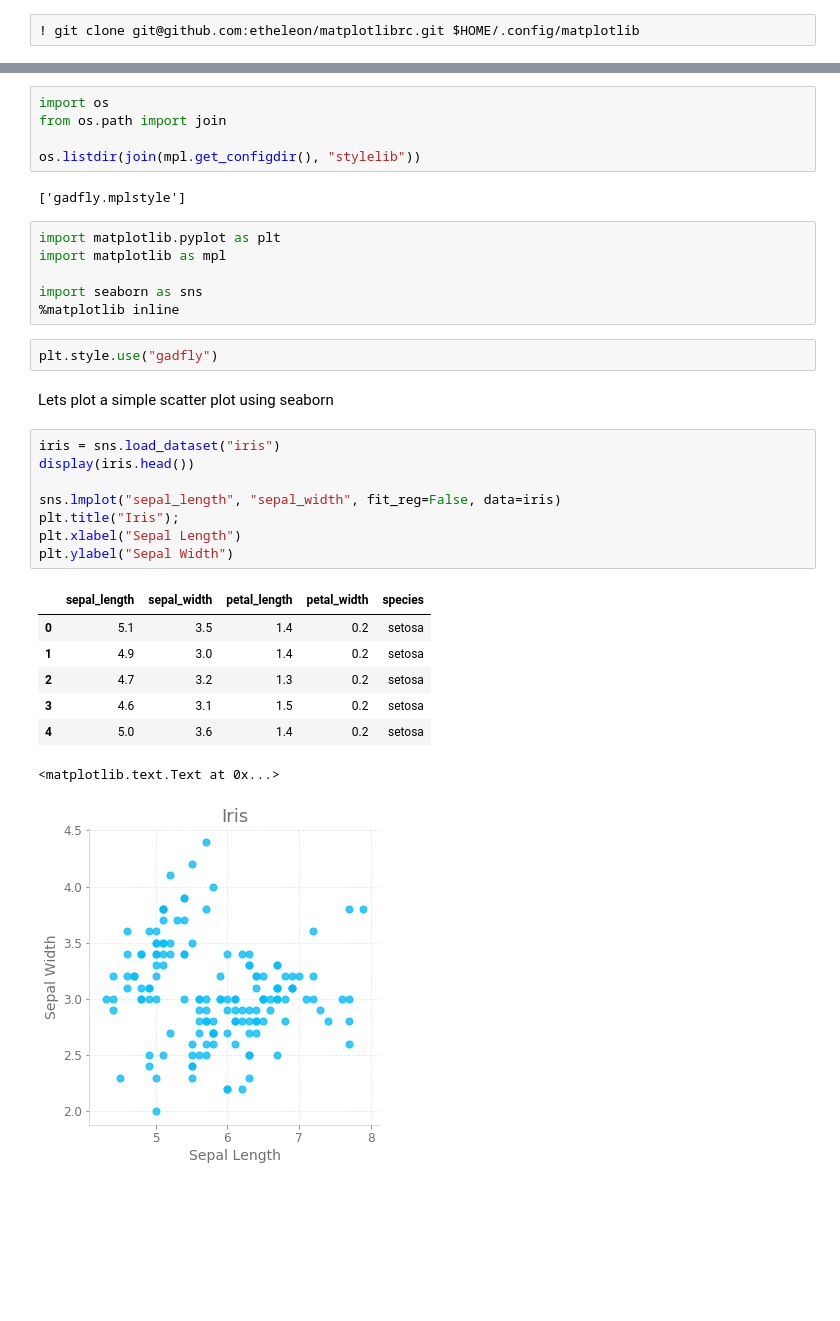
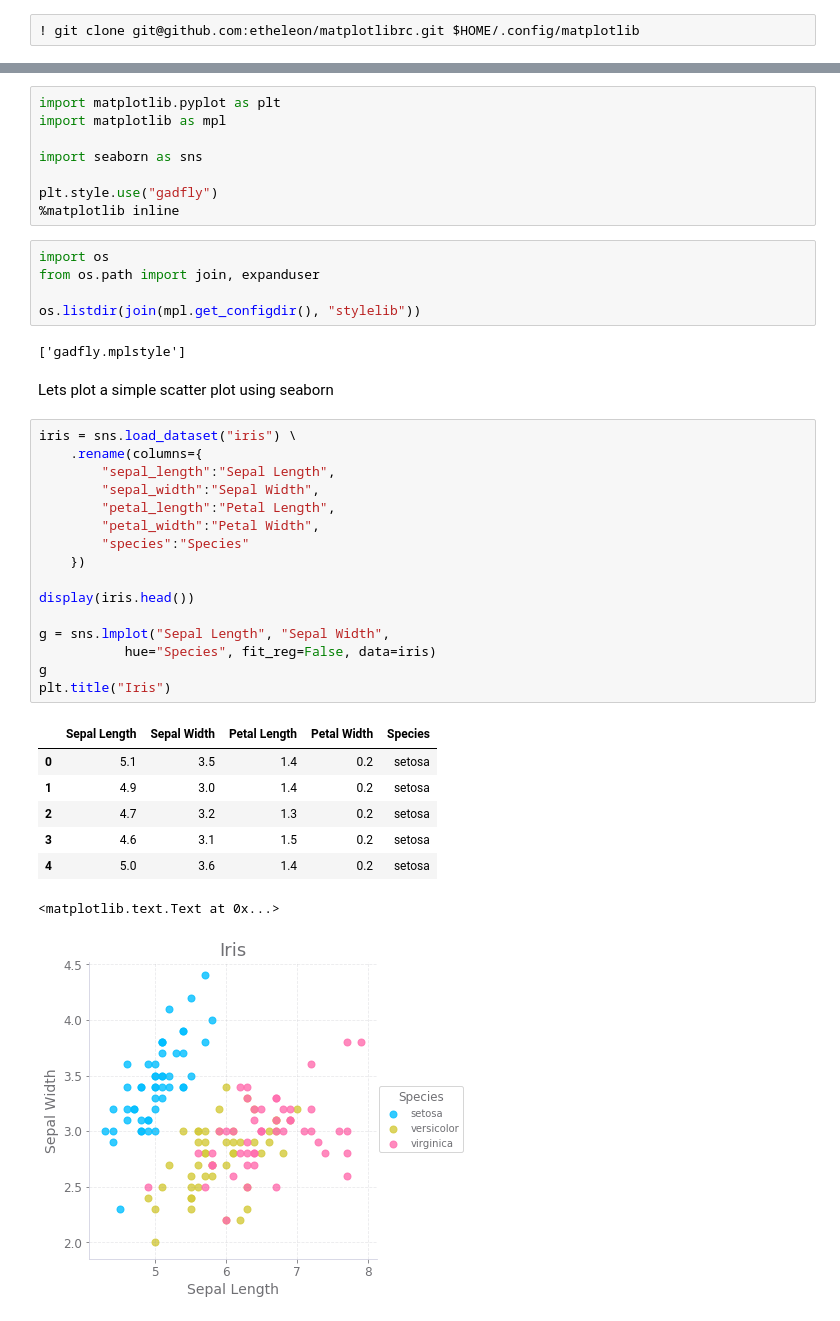
Before and after one commit to etheleon/matplotlibrc, a Jupyter notebook: example.ipynb, the cells around one changed output, grey strips where cells are left out. Cells and saved outputs as stored; diff of their text form; blank space fills up the shorter version.

```diff
--- a/example.ipynb
+++ b/example.ipynb
@@ -13,34 +16,42 @@ sns.lmplot("sepal_length", "sepal_width", fit_reg=False, data=iris)
+# %%
+import matplotlib.pyplot as plt
+import matplotlib as mpl
+
+import seaborn as sns
+
+plt.style.use("gadfly")
+%matplotlib inline
 # %%
 import os
-from os.path import join
+from os.path import join, expanduser
 
 os.listdir(join(mpl.get_configdir(), "stylelib"))
 # %% [output]
 ['gadfly.mplstyle']
-# %%
-import matplotlib.pyplot as plt
-import matplotlib as mpl
-
-import seaborn as sns
-%matplotlib inline
-# %%
-plt.style.use("gadfly")
 # %% [markdown]
 Lets plot a simple scatter plot using seaborn
 # %%
-iris = sns.load_dataset("iris")
+iris = sns.load_dataset("iris") \
+    .rename(columns={
+        "sepal_length":"Sepal Length",
+        "sepal_width":"Sepal Width",
+        "petal_length":"Petal Length",
+        "petal_width":"Petal Width",
+        "species":"Species"
+    })
+
 display(iris.head())
 
-sns.lmplot("sepal_length", "sepal_width", fit_reg=False, data=iris)
-plt.title("Iris");
-plt.xlabel("Sepal Length")
-plt.ylabel("Sepal Width")
+g = sns.lmplot("Sepal Length", "Sepal Width",
+           hue="Species", fit_reg=False, data=iris)
+g
+plt.title("Iris")
 # %% [output]
-|  | sepal_length | sepal_width | petal_length | petal_width | species |
+|  | Sepal Length | Sepal Width | Petal Length | Petal Width | Species |
 | 0 | 5.1 | 3.5 | 1.4 | 0.2 | setosa |
 | 1 | 4.9 | 3.0 | 1.4 | 0.2 | setosa |
 | 2 | 4.7 | 3.2 | 1.3 | 0.2 | setosa |
 | 3 | 4.6 | 3.1 | 1.5 | 0.2 | setosa |
 | 4 | 5.0 | 3.6 | 1.4 | 0.2 | setosa |
 <matplotlib.text.Text at 0x...>
-[figure, old version]
+[figure, new version]
```
Also changed, not shown: parts of 3 cells of this notebook, 1 other file.
